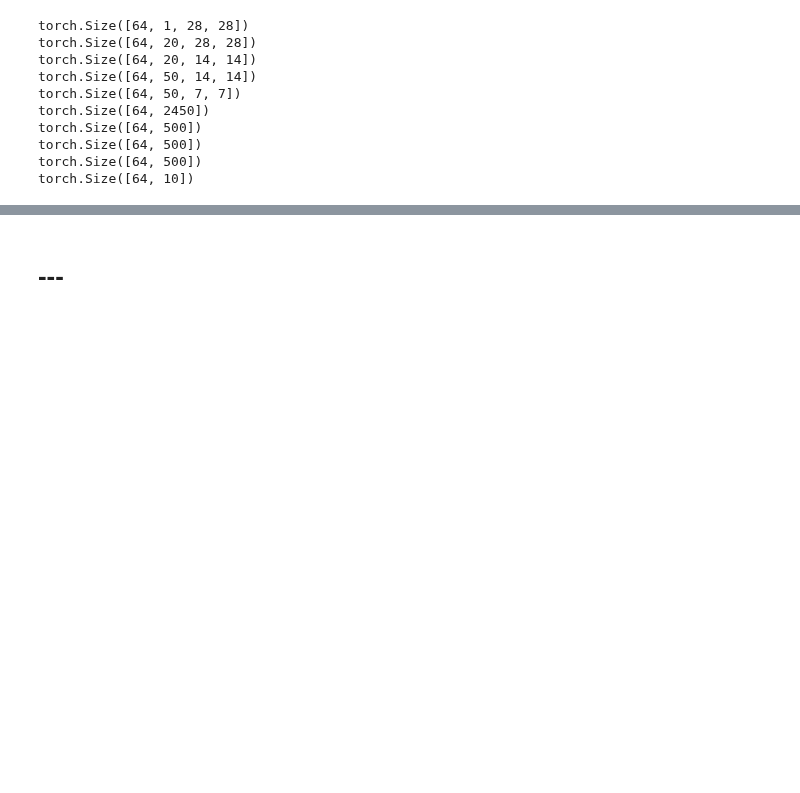
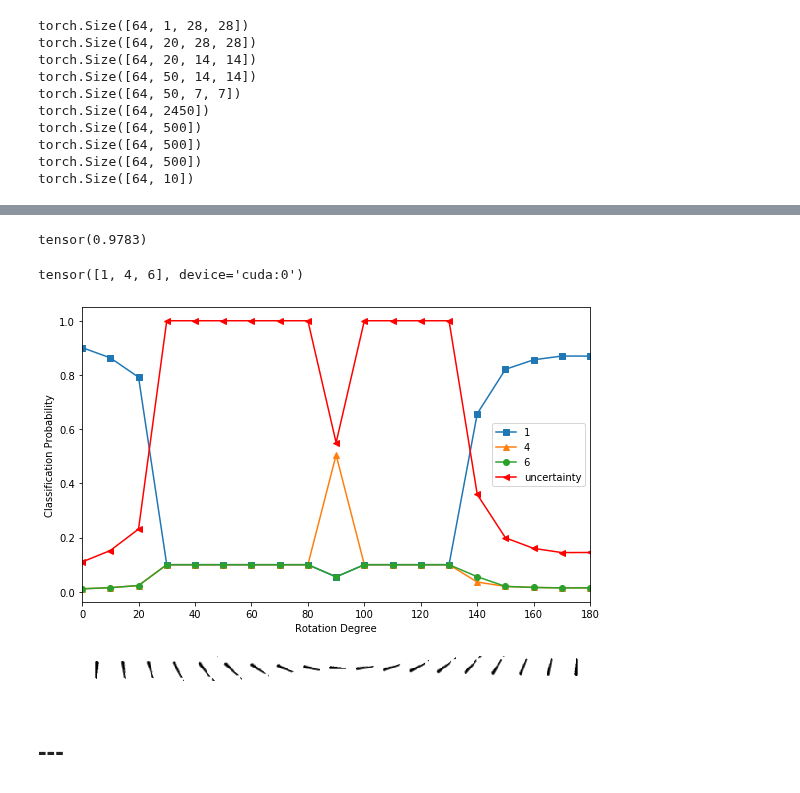
Before and after one commit to renato145/ClassificationUncertainty, a Jupyter notebook: main.ipynb, the cells around one changed output, grey strips where cells are left out. Cells and saved outputs as stored; diff of their text form; code cells hidden in the pictures; blank space fills up the shorter version.

```diff
--- a/main.ipynb
+++ b/main.ipynb
@@ -88,0 +161,4 @@ plt.tight_layout()
+# %%
+edl_learner.fit(5, 1e-3)
+edl_learner.save('edl_model')
+# edl_learner.load('edl_model');
@@ -88,0 +172,5 @@ plt.tight_layout()
+# %%
+yb_,yb = edl_learner.get_preds()
+accuracy(yb_,yb)
+# %% [output]
+tensor(0.9783)
@@ -89,2 +179,25 @@ plt.tight_layout()
+# %%
+alpha = F.relu(yb_).add(1)
+u = mnist_data.c / alpha.sum(dim=1)
+pred = alpha / alpha.sum(dim=1, keepdim=True)
+lbls = pred.sum(0).topk(3)[1]
+lp = pred[:,lbls]
+lbls
+# %% [output]
+tensor([1, 4, 6], device='cuda:0')
+# %%
+fig,axs = plt.subplots(2, 1, figsize=(8,6), gridspec_kw={'height_ratios': [3, 1]})
+
+for i,m in zip(range_of(lbls),['s','^','o']*10): axs[0].plot(degs, lp[:,i], marker=m, label=lbls[i].item())
+axs[0].plot(degs, u, marker='<', c='red', label='uncertainty')
+axs[0].legend()
+axs[0].set_xlim([0,180])
+axs[0].set_xlabel('Rotation Degree')
+axs[0].set_ylabel('Classification Probability')
+
+show_image(degs_img, ax=axs[1])
+plt.tight_layout()
+# %% [output]
+[figure, added]
 # %% [markdown]
 # ---
```
Also changed, not shown: parts of 13 cells of this notebook.
